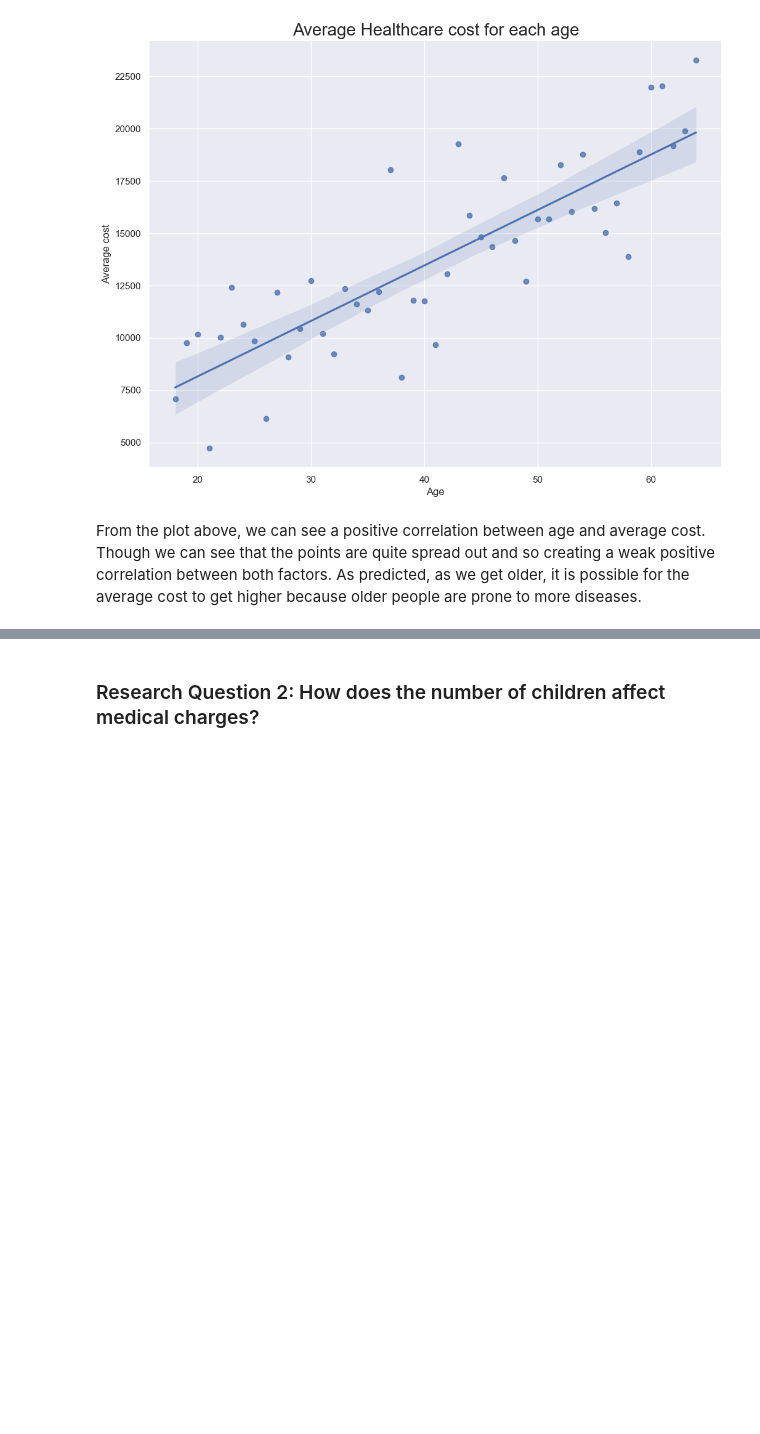
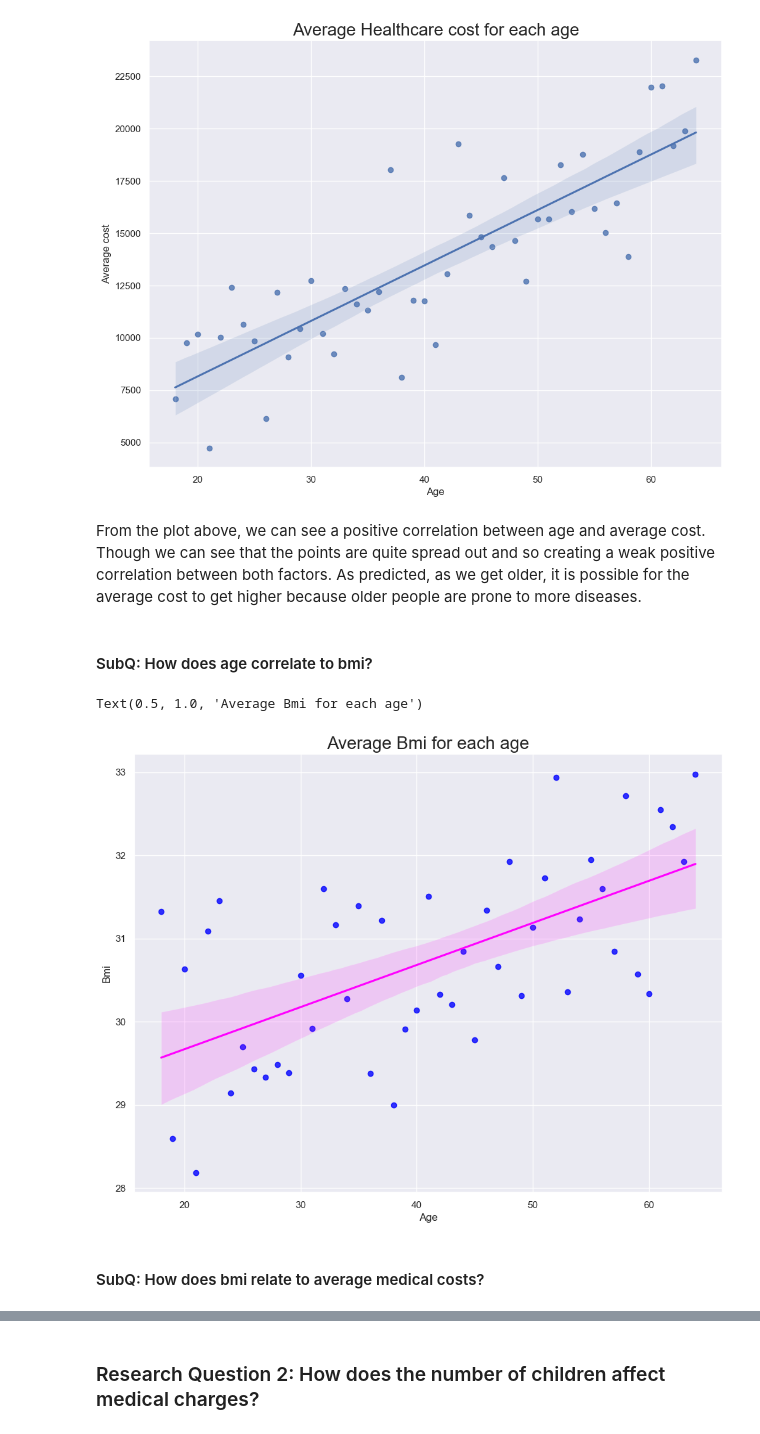
Before and after one commit to ubco-W2022T2-data301/project-group-group08, a Jupyter notebook: analysis/analysis1.ipynb, the cells around one changed output, grey strips where cells are left out. Saved outputs shown, nothing was run; the diff lists cells and outputs as text; code cells hidden in the pictures; blank space fills up the shorter version.

```diff
--- a/analysis/analysis1.ipynb
+++ b/analysis/analysis1.ipynb
@@ -57,3 +61,17 @@ Text(0.5, 1.0, 'Average Healthcare cost for each age')
 [figure]
 # %% [markdown]
 From the plot above, we can see a positive correlation between age and average cost. Though we can see that the points are quite spread out and so creating a weak positive correlation between both factors. As predicted, as we get older, it is possible for the average cost to get higher because older people are prone to more diseases.
+# %% [markdown]
+#### SubQ: How does age correlate to bmi?
+# %%
+bmidf = project_functions1.load_and_process_agebmi("../data/raw/medical_expense.csv")
+bmidf = project_functions1.clean_and_wrangle_agebmi(bmidf)
+# %%
+sns.set(rc={'figure.figsize':(12,9)})
+plt = sns.regplot(x = 'Age', y = 'Bmi', data = bmidf, scatter_kws={"color": "blue"}, line_kws={"color": "magenta"})
+plt.set_title("Average Bmi for each age", size = 20)
+# %% [output]
+Text(0.5, 1.0, 'Average Bmi for each age')
+[figure, added]
+# %% [markdown]
+#### SubQ: How does bmi relate to average medical costs?
```
Also changed, not shown: parts of 10 cells of this notebook, 1 other file.
